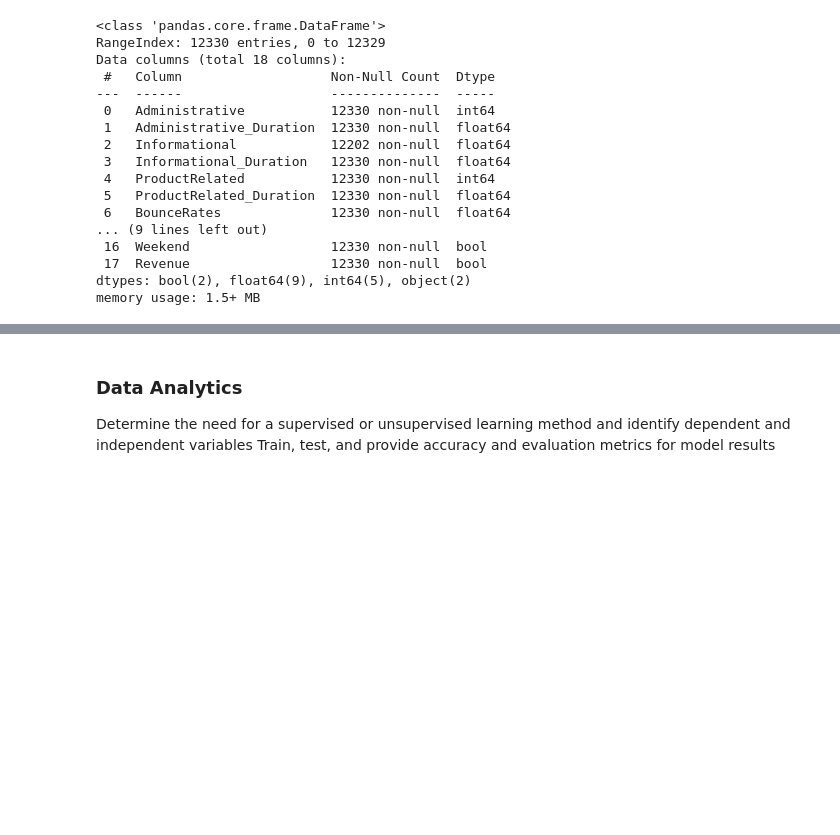
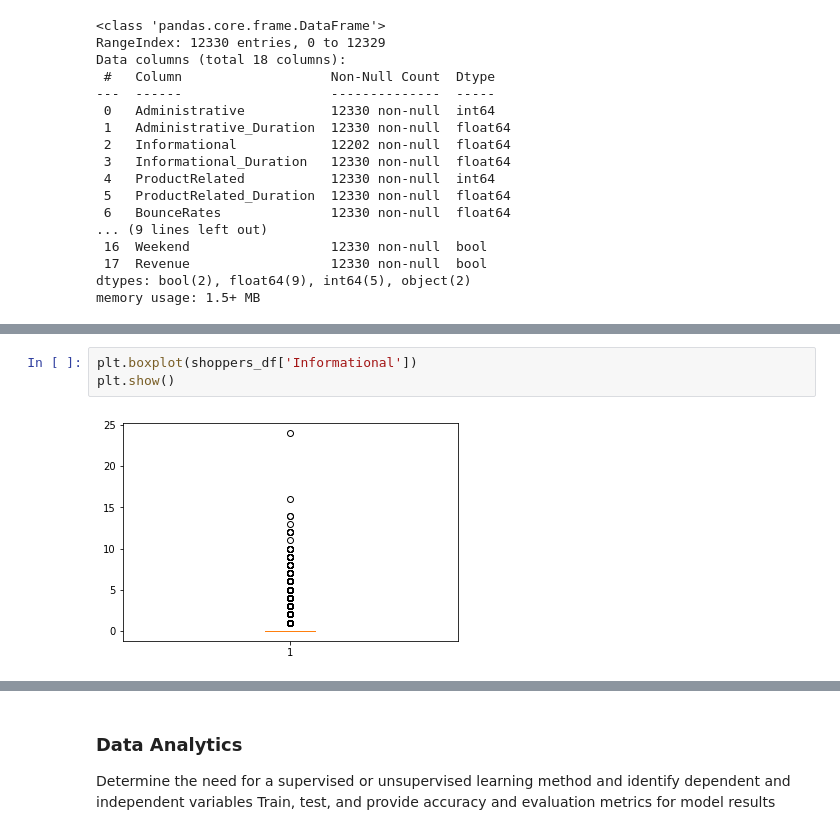
Before and after one commit to ChrisGarciaDS/ECommerce-Analysis, a Jupyter notebook: Ecom-data.ipynb, the cells around one changed output, grey strips where cells are left out. Drawn from its saved outputs; the diff is of its cells as text; blank space fills up the shorter version.

```diff
--- a/Ecom-data.ipynb
+++ b/Ecom-data.ipynb
@@ -91,0 +224,5 @@ NameError: name 'sdjdhd' is not defined
+# %%
+plt.boxplot(shoppers_df['Informational'])
+plt.show()
+# %% [output]
+[figure, added]
```
Also changed, not shown: parts of 25 cells of this notebook, 1 other file.
